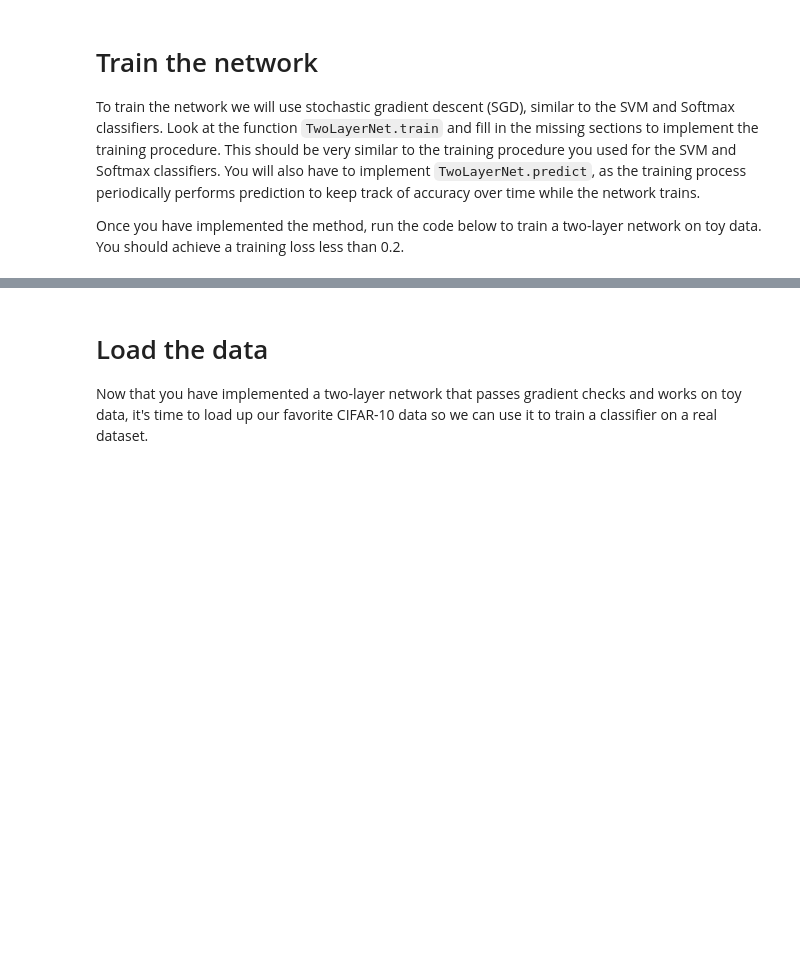
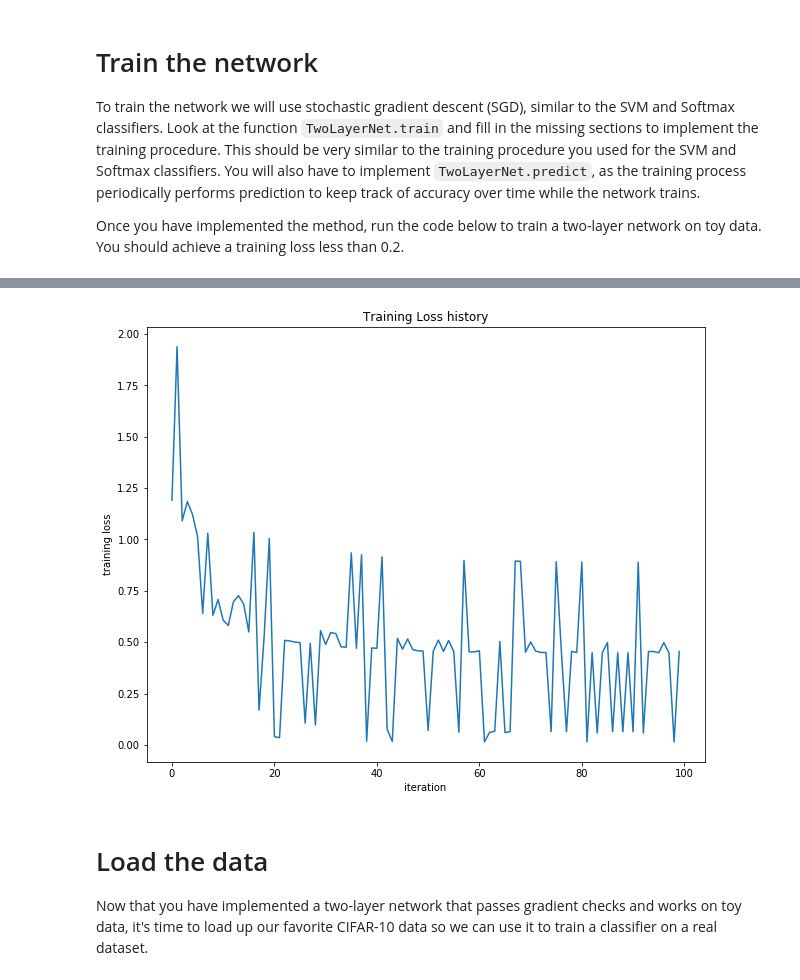
Before and after one commit to ibabicuy/cs231n, a Jupyter notebook: assignment1/two_layer_net.ipynb, the cells around one changed output, grey strips where cells are left out. Saved outputs shown, nothing was run; the diff lists cells and outputs as text; code cells hidden in the pictures; blank space fills up the shorter version.

```diff
--- a/assignment1/two_layer_net.ipynb
+++ b/assignment1/two_layer_net.ipynb
@@ -131,7 +141,8 @@ Once you have implemented the method, run the code below to train a two-layer ne
 net = init_toy_model()
 stats = net.train(X, y, X, y,
             learning_rate=1e-1, reg=5e-6,
-            num_iters=100, verbose=False)
+            num_iters=100, verbose=False,
+            batch_size=2)
 
 print('Final training loss: ', stats['loss_history'][-1])
 
@@ -146,3 +157,4 @@ AttributeError: 'NoneType' object has no attribute 'shape'
+[figure, added]
 # %% [markdown]
 # Load the data
 Now that you have implemented a two-layer network that passes gradient checks and works on toy data, it's time to load up our favorite CIFAR-10 data so we can use it to train a classifier on a real dataset.
```
Also changed, not shown: parts of 8 cells of this notebook, 2 other files.
